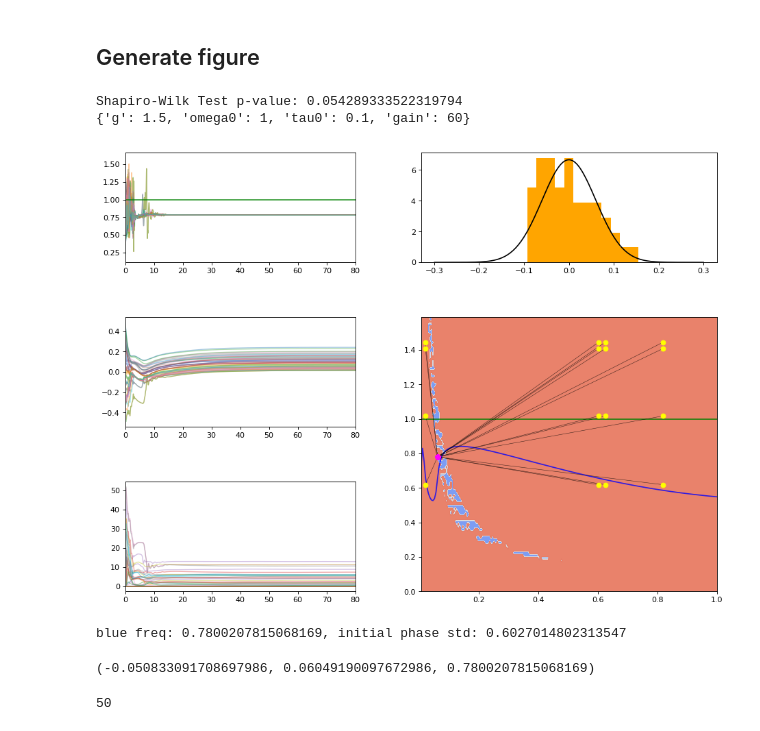
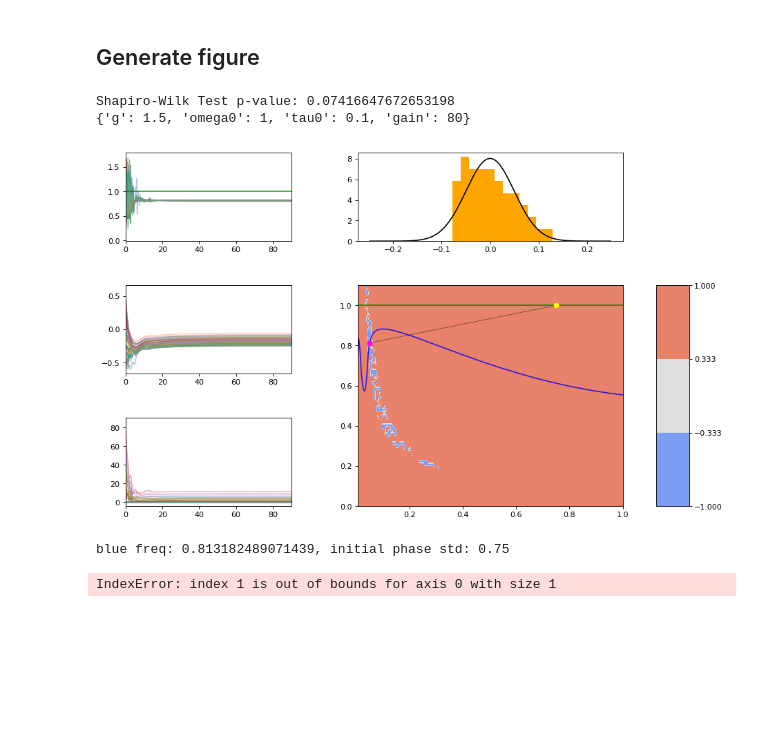
Before and after one commit to parkseo7/KuramotoPlasticDelay, a Jupyter notebook: figND_numerics.ipynb, the cells around one changed output. Saved outputs shown, nothing was run; the diff lists cells and outputs as text; code cells hidden in the pictures; blank space fills up the shorter version.

```diff
--- a/figND_numerics.ipynb
+++ b/figND_numerics.ipynb
@@ -33,9 +33,9 @@ from IPython.display import clear_output
 # Directories
 # %%
 # Data files (for fig.4d)
-import_folder = 'matlabND_multi_N30_4' # 'matlabND_multi_N30_2'
+import_folder = 'matlab_fig5_solo' # 'matlabND_multi_N30_4','matlabND_multi_N30_2'
 export_folder = 'export'
-ex_name = 'ND_process30_4'
+ex_name = 'fig5_solo'
 
 # Directory
 dir_main = os.getcwd()
@@ -161,7 +146,8 @@ sio.savemat(dir_exfile, ex_mat)
 Skip to this cell if asymptotic arrays have already been processed.
 # %%
 # Import from folder2 with at least two trials (converging to different frequencies
-trial1 = {'color': 'blue', 'name': 'sol_num1'}
+# trial1 = {'color': 'blue', 'name': 'sol_num1'}
+trial1 = {'color': 'blue', 'name': 'sol_5'}
 # %% [markdown]
 ### Trial
 # %%
@@ -343,11 +329,13 @@ delta_max = delta_arr[1:].max()
 ## Options
 # %%
 # Plot positions [left, bottom, width, height]
-bbox0 = [0.15, 0.7, 0.35, 0.20]  # Fig 2a: Derivative plots
-bbox1 = [0.15, 0.4, 0.35, 0.20]  # Fig 2b: sin(phase) plots
-bbox2 = [0.15, 0.1, 0.35, 0.20] # Fig 2c: Delay plots
-bbox3 = [0.60, 0.1, 0.45, 0.5] # Fig 2d: Iterated trial plot
-bbox4 = [0.60, 0.7, 0.45, 0.2] # Fig 2d: Iterated trial plot
+bbox0 = [0.15, 0.7, 0.25, 0.20]  # Fig 2a: Derivative plots
+bbox1 = [0.15, 0.4, 0.25, 0.20]  # Fig 2b: sin(phase) plots
+bbox2 = [0.15, 0.1, 0.25, 0.20] # Fig 2c: Delay plots
+bbox3 = [0.50, 0.1, 0.40, 0.5] # Fig 2e: Iterated trial plot
+bbox4 = [0.50, 0.7, 0.40, 0.2] # Fig 2d: Histogram plot with Gaussian fit
+bbox5 = [0.95, 0.1, 0.05, 0.5] # Heat map for Fig 2e
+
 
 # Figure a,b,c lines
 line_opts = {'linewidth': 1.2,
@@ -383,7 +371,7 @@ gauss_y = 1/np.sqrt(2*pi*g_var)*np.exp(-gauss_x**2/(2*g_var))
 # %% [markdown]
 ## Generate figure
 # %%
-fig, ax = plt.subplots(5, figsize=(12,10), dpi=80)
+fig, ax = plt.subplots(6, figsize=(12,8), dpi=80)
 
 # Set positions
 ax[0].set_position(bbox0)
@@ -391,6 +379,8 @@ ax[1].set_position(bbox1)
 ax[2].set_position(bbox2)
 ax[3].set_position(bbox3)
 ax[4].set_position(bbox4)
+ax[5].set_position(bbox5)
+
 
 # Figure A,B,C
 ax[0].plot(trial1['t'], trial1['yp'], **line_opts)
@@ -405,45 +395,43 @@ for k in range(init_freqs.size):
     p1 = np.array([init_freqs[k], asy_freqs[k]])
     p2 = np.array([init_stds[k], asy_stds[k]])
     ax[3].plot(p2, p1, **dotopts, zorder=2)
 
 c = ax[3].contourf(delta_mesh, Omega_mesh, np.sign(stab_mesh), levels, cmap='coolwarm', alpha=alpha, zorder=0)
 ax[3].axis([delta_min, delta_max, 0, 1.1*init_freqs.max()])
 
 ax[3].plot(delta_arr, Omega_roots, color='blue', alpha=0.8, zorder=1)
 ax[3].scatter(init_stds, init_freqs, color='yellow', zorder=3)
 ax[3].scatter(asy_stds, asy_freqs, color='magenta', zorder=4)
 
 ax[3].axhline(y=dict_ex['w0'], color='green', alpha=0.9, zorder=1)
 ax[3].axvline(x=0, color='black', alpha=0.5, linewidth=0.9, zorder=1)
 
 
 # Figure D
 ax[4].hist(cen_phases, bins=bins_dist, color='orange', density=True, zorder=0)
 
 # Normal curve
 ax[4].plot(gauss_x, gauss_y, color='black', zorder=1)
 
+# Heat map
+fig.colorbar(c, cax=ax[5])
 
 # Adjustments to axes
 ax[0].set_xlim(left=np.min(trial1['t']), right=tf)
 ax[1].set_xlim(left=np.min(trial1['t']), right=tf)
 ax[2].set_xlim(left=np.min(trial1['t']), right=tf)
 
 print("Shapiro-Wilk Test p-value: " + str(stats.shapiro(cen_phases)[1])) # High p-value implies normal distribution
 print(param)
 # %% [output]
-Shapiro-Wilk Test p-value: 0.054289333522319794
-{'g': 1.5, 'omega0': 1, 'tau0': 0.1, 'gain': 60}
+Shapiro-Wilk Test p-value: 0.07416647672653198
+{'g': 1.5, 'omega0': 1, 'tau0': 0.1, 'gain': 80}
-[figure, old version]
+[figure, new version]
 # %%
 print(trial1['color'] + ' freq: ' + str(trial1['asy_Omega']) + ', initial phase std: ' + str(trial1['std']))
 # %% [output]
-blue freq: 0.7800207815068169, initial phase std: 0.6027014802313547
+blue freq: 0.813182489071439, initial phase std: 0.75
 # %%
 Omega_fun(asy_freqs[0], asy_stds[0]**2), asy_stds[1], asy_freqs[1]
 # %% [output]
-(-0.050833091708697986, 0.06049190097672986, 0.7800207815068169)
+IndexError: index 1 is out of bounds for axis 0 with size 1
-# %%
-N
-# %% [output]
-50
```
Also changed, not shown: parts of 1 cell of this notebook, 10 other files.
